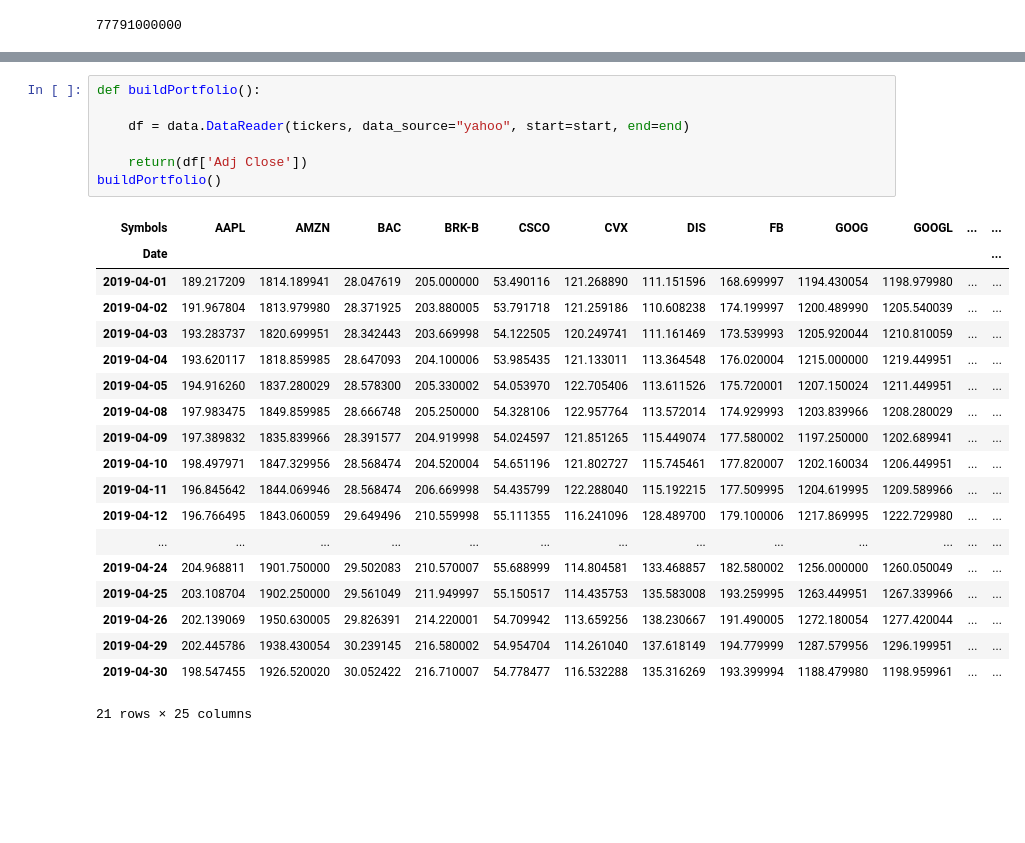
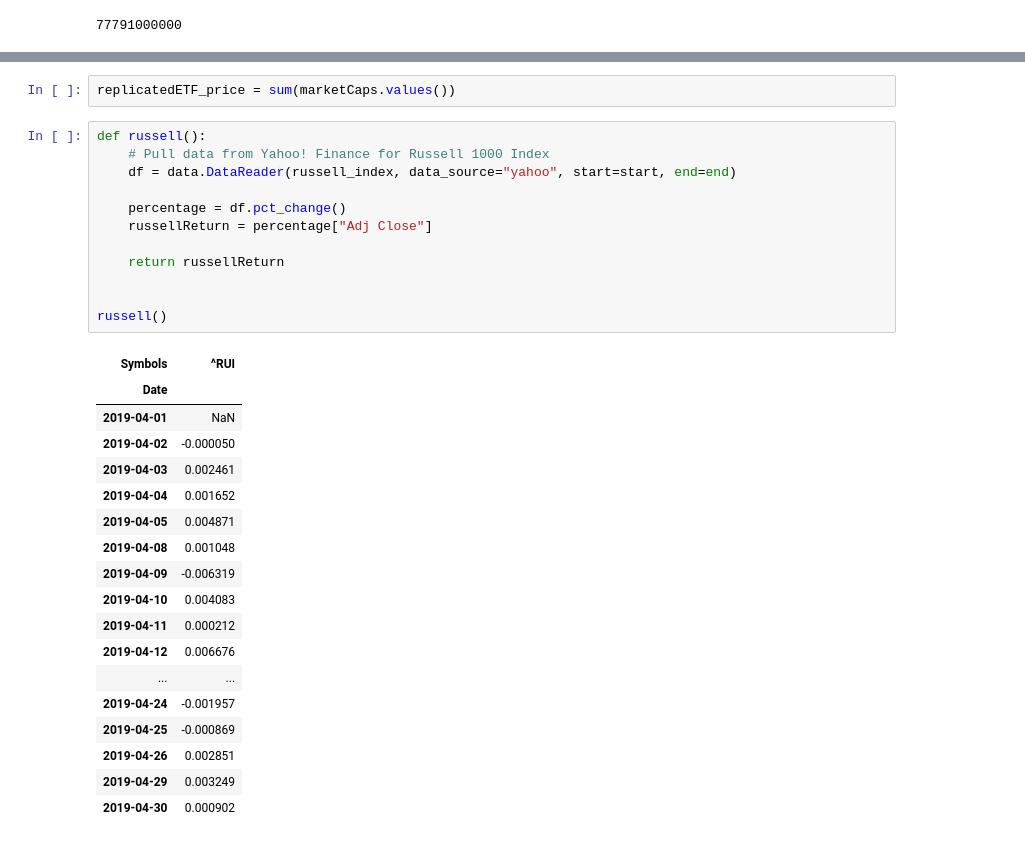
Before and after one commit to TheDonKane/CaseStudy_KeplerFi, a Jupyter notebook: replicatedPortfolio.ipynb, the cells around one changed output, grey strips where cells are left out. Saved outputs shown, nothing was run; the diff lists cells and outputs as text; blank space fills up the shorter version.

```diff
--- a/replicatedPortfolio.ipynb
+++ b/replicatedPortfolio.ipynb
@@ -88,27 +237,33 @@ KeyboardInterrupt:
+# %%
+replicatedETF_price = sum(marketCaps.values())
 # %%
-def buildPortfolio():
+def russell():
+    # Pull data from Yahoo! Finance for Russell 1000 Index
+    df = data.DataReader(russell_index, data_source="yahoo", start=start, end=end)
 
-    df = data.DataReader(tickers, data_source="yahoo", start=start, end=end)
+    percentage = df.pct_change()
+    russellReturn = percentage["Adj Close"]
 
-    return(df['Adj Close'])
-buildPortfolio()
+    return russellReturn
+
+
+russell()
 # %% [output]
-| Symbols | AAPL | AMZN | BAC | BRK-B | CSCO | CVX | DIS | FB | GOOG | GOOGL | ... | ... |
-| Date |  |  |  |  |  |  |  |  |  |  |  | ... |
-| 2019-04-01 | 189.217209 | 1814.189941 | 28.047619 | 205.000000 | 53.490116 | 121.268890 | 111.151596 | 168.699997 | 1194.430054 | 1198.979980 | ... | ... |
-| 2019-04-02 | 191.967804 | 1813.979980 | 28.371925 | 203.880005 | 53.791718 | 121.259186 | 110.608238 | 174.199997 | 1200.489990 | 1205.540039 | ... | ... |
-| 2019-04-03 | 193.283737 | 1820.699951 | 28.342443 | 203.669998 | 54.122505 | 120.249741 | 111.161469 | 173.539993 | 1205.920044 | 1210.810059 | ... | ... |
-| 2019-04-04 | 193.620117 | 1818.859985 | 28.647093 | 204.100006 | 53.985435 | 121.133011 | 113.364548 | 176.020004 | 1215.000000 | 1219.449951 | ... | ... |
-| 2019-04-05 | 194.916260 | 1837.280029 | 28.578300 | 205.330002 | 54.053970 | 122.705406 | 113.611526 | 175.720001 | 1207.150024 | 1211.449951 | ... | ... |
-| 2019-04-08 | 197.983475 | 1849.859985 | 28.666748 | 205.250000 | 54.328106 | 122.957764 | 113.572014 | 174.929993 | 1203.839966 | 1208.280029 | ... | ... |
-| 2019-04-09 | 197.389832 | 1835.839966 | 28.391577 | 204.919998 | 54.024597 | 121.851265 | 115.449074 | 177.580002 | 1197.250000 | 1202.689941 | ... | ... |
-| 2019-04-10 | 198.497971 | 1847.329956 | 28.568474 | 204.520004 | 54.651196 | 121.802727 | 115.745461 | 177.820007 | 1202.160034 | 1206.449951 | ... | ... |
-| 2019-04-11 | 196.845642 | 1844.069946 | 28.568474 | 206.669998 | 54.435799 | 122.288040 | 115.192215 | 177.509995 | 1204.619995 | 1209.589966 | ... | ... |
-| 2019-04-12 | 196.766495 | 1843.060059 | 29.649496 | 210.559998 | 55.111355 | 116.241096 | 128.489700 | 179.100006 | 1217.869995 | 1222.729980 | ... | ... |
-| ... | ... | ... | ... | ... | ... | ... | ... | ... | ... | ... | ... | ... |
-| 2019-04-24 | 204.968811 | 1901.750000 | 29.502083 | 210.570007 | 55.688999 | 114.804581 | 133.468857 | 182.580002 | 1256.000000 | 1260.050049 | ... | ... |
-| 2019-04-25 | 203.108704 | 1902.250000 | 29.561049 | 211.949997 | 55.150517 | 114.435753 | 135.583008 | 193.259995 | 1263.449951 | 1267.339966 | ... | ... |
-| 2019-04-26 | 202.139069 | 1950.630005 | 29.826391 | 214.220001 | 54.709942 | 113.659256 | 138.230667 | 191.490005 | 1272.180054 | 1277.420044 | ... | ... |
-| 2019-04-29 | 202.445786 | 1938.430054 | 30.239145 | 216.580002 | 54.954704 | 114.261040 | 137.618149 | 194.779999 | 1287.579956 | 1296.199951 | ... | ... |
-| 2019-04-30 | 198.547455 | 1926.520020 | 30.052422 | 216.710007 | 54.778477 | 116.532288 | 135.316269 | 193.399994 | 1188.479980 | 1198.959961 | ... | ... |
+| Symbols | ^RUI |
+| Date |  |
+| 2019-04-01 | NaN |
+| 2019-04-02 | -0.000050 |
+| 2019-04-03 | 0.002461 |
+| 2019-04-04 | 0.001652 |
+| 2019-04-05 | 0.004871 |
+| 2019-04-08 | 0.001048 |
+| 2019-04-09 | -0.006319 |
+| 2019-04-10 | 0.004083 |
+| 2019-04-11 | 0.000212 |
+| 2019-04-12 | 0.006676 |
+| ... | ... |
+| 2019-04-24 | -0.001957 |
+| 2019-04-25 | -0.000869 |
+| 2019-04-26 | 0.002851 |
+| 2019-04-29 | 0.003249 |
+| 2019-04-30 | 0.000902 |
-21 rows × 25 columns
```
Also changed, not shown: parts of 6 cells of this notebook.
